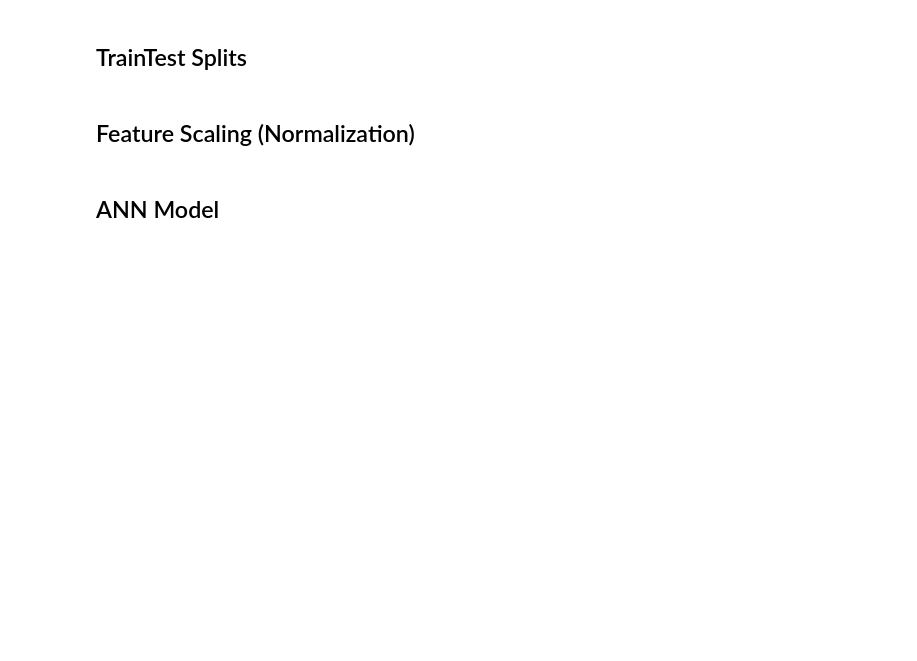
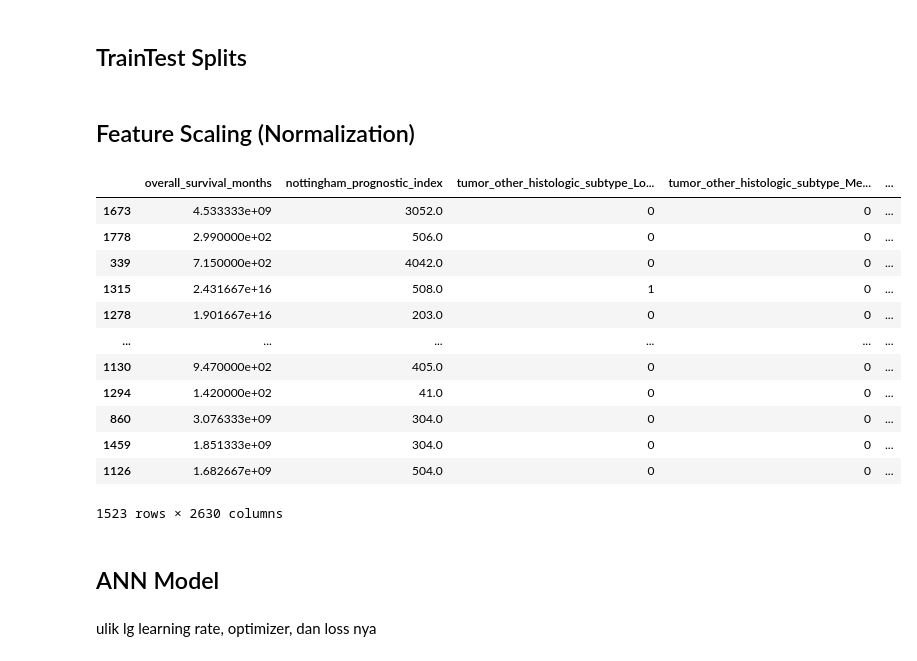
Before and after one commit to ghinamf/ANN_ClassificationModel, a Jupyter notebook: code/ta3.ipynb, the cells around one changed output. Drawn from its saved outputs; the diff is of its cells as text; code cells hidden in the pictures; blank space fills up the shorter version.

```diff
--- a/code/ta3.ipynb
+++ b/code/ta3.ipynb
@@ -758,10 +774,28 @@ X_train, X_test, y_train, y_test = train_test_split(X, y, test_size=0.2, random_
 scaler = StandardScaler()
 X_train_scaled = scaler.fit_transform(X_train)  # Fit and transform the training set
 X_test_scaled = scaler.transform(X_test)  # Only transform the test set
+# %%
+X_train
+# %% [output]
+|  | overall_survival_months | nottingham_prognostic_index | tumor_other_histologic_subtype_Lo... | tumor_other_histologic_subtype_Me... | ... |
+| 1673 | 4.533333e+09 | 3052.0 | 0 | 0 | ... |
+| 1778 | 2.990000e+02 | 506.0 | 0 | 0 | ... |
+| 339 | 7.150000e+02 | 4042.0 | 0 | 0 | ... |
+| 1315 | 2.431667e+16 | 508.0 | 1 | 0 | ... |
+| 1278 | 1.901667e+16 | 203.0 | 0 | 0 | ... |
+| ... | ... | ... | ... | ... | ... |
+| 1130 | 9.470000e+02 | 405.0 | 0 | 0 | ... |
+| 1294 | 1.420000e+02 | 41.0 | 0 | 0 | ... |
+| 860 | 3.076333e+09 | 304.0 | 0 | 0 | ... |
+| 1459 | 1.851333e+09 | 304.0 | 0 | 0 | ... |
+| 1126 | 1.682667e+09 | 504.0 | 0 | 0 | ... |
+1523 rows × 2630 columns
 # %% [markdown]
 ## ANN Model
 # %%
 model = Sequential()
+# %% [markdown]
+ulik lg learning rate, optimizer, dan loss nya
 # %%
 #Input Layer and First Hidden Layer (with 64 neurons and ReLU activation)
 model.add(Dense(64, input_dim=X_train.shape[1], activation='relu'))
```
Also changed, not shown: parts of 17 cells of this notebook.
